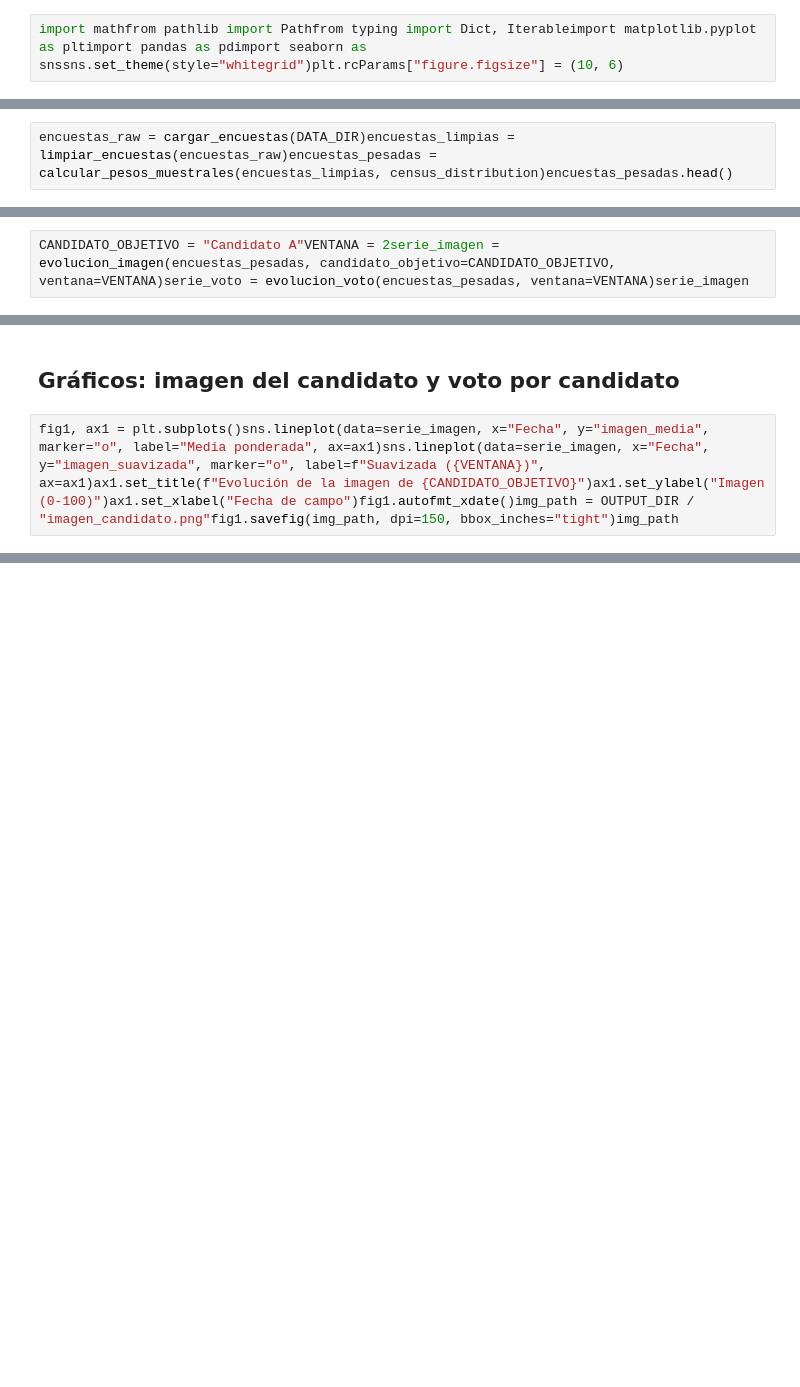
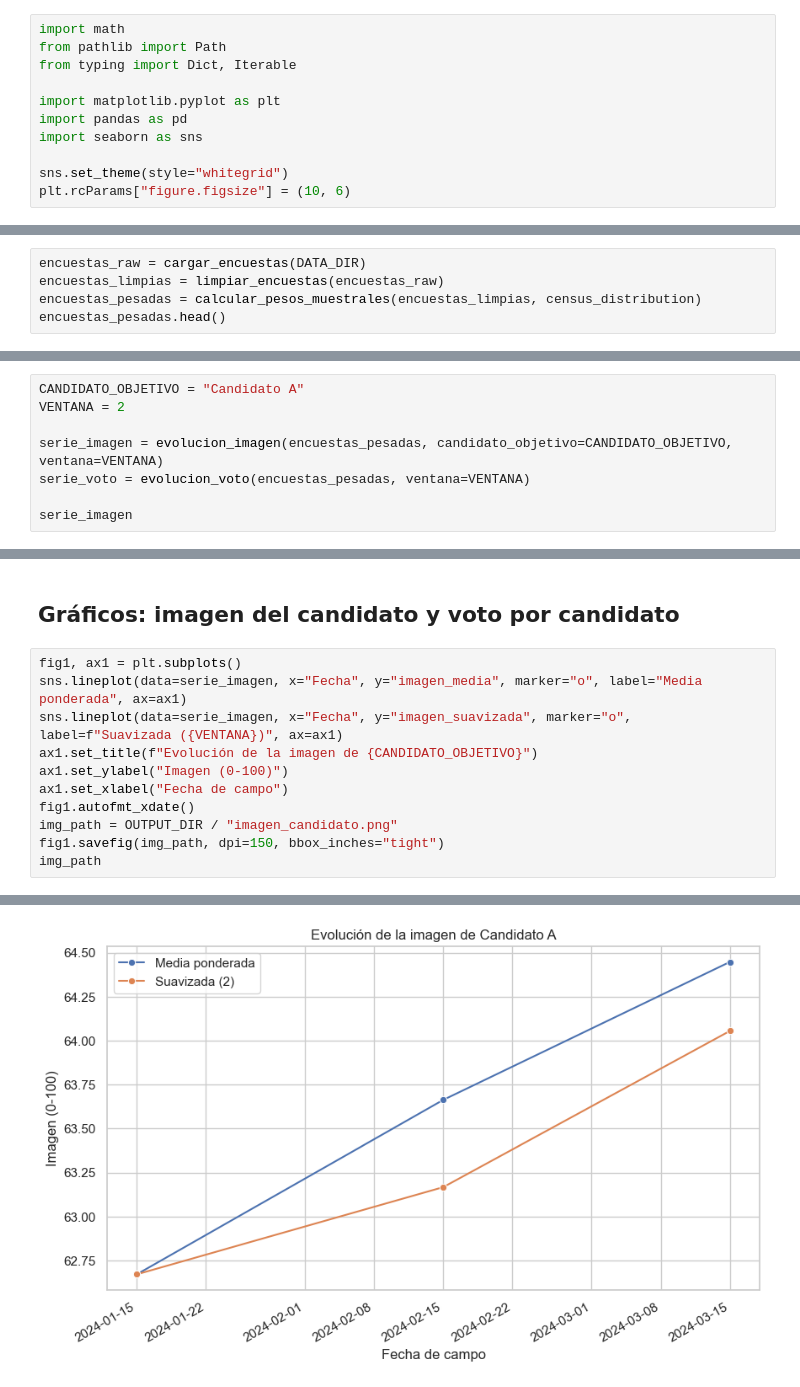
Before and after one commit to francochiri-afk/Git_pildoras, a Jupyter notebook: tracking_electoral.ipynb, the cells around one changed output, grey strips where cells are left out. Drawn from its saved outputs; the diff is of its cells as text; blank space fills up the shorter version.

```diff
--- a/tracking_electoral.ipynb
+++ b/tracking_electoral.ipynb
@@ -3,5 +5,14 @@
 # %% [markdown]
 ## Librerías y configuración de gráficos
 # %%
-import mathfrom pathlib import Pathfrom typing import Dict, Iterableimport matplotlib.pyplot as pltimport pandas as pdimport seaborn as snssns.set_theme(style="whitegrid")plt.rcParams["figure.figsize"] = (10, 6)
+import math
+from pathlib import Path
+from typing import Dict, Iterable
+
+import matplotlib.pyplot as plt
+import pandas as pd
+import seaborn as sns
+
+sns.set_theme(style="whitegrid")
+plt.rcParams["figure.figsize"] = (10, 6)
 # %% [markdown]
@@ -15,4 +145,7 @@ DATA_DIR = Path("data")OUTPUT_DIR = Path("outputs")OUTPUT_DIR.mkdir(exist_ok=Tru
 # %% [markdown]
 ## Cargar y preparar la base unificada
 # %%
-encuestas_raw = cargar_encuestas(DATA_DIR)encuestas_limpias = limpiar_encuestas(encuestas_raw)encuestas_pesadas = calcular_pesos_muestrales(encuestas_limpias, census_distribution)encuestas_pesadas.head()
+encuestas_raw = cargar_encuestas(DATA_DIR)
+encuestas_limpias = limpiar_encuestas(encuestas_raw)
+encuestas_pesadas = calcular_pesos_muestrales(encuestas_limpias, census_distribution)
+encuestas_pesadas.head()
@@ -23,4 +202,10 @@ def media_ponderada(df: pd.DataFrame, valor_col: str, peso_col: str) -> float:
 # %% [markdown]
 ## Calcular series de tiempo ponderadas
 # %%
-CANDIDATO_OBJETIVO = "Candidato A"VENTANA = 2serie_imagen = evolucion_imagen(encuestas_pesadas, candidato_objetivo=CANDIDATO_OBJETIVO, ventana=VENTANA)serie_voto = evolucion_voto(encuestas_pesadas, ventana=VENTANA)serie_imagen
+CANDIDATO_OBJETIVO = "Candidato A"
+VENTANA = 2
+
+serie_imagen = evolucion_imagen(encuestas_pesadas, candidato_objetivo=CANDIDATO_OBJETIVO, ventana=VENTANA)
+serie_voto = evolucion_voto(encuestas_pesadas, ventana=VENTANA)
+
+serie_imagen
@@ -27,4 +217,14 @@ CANDIDATO_OBJETIVO = "Candidato A"VENTANA = 2serie_imagen = evolucion_imagen(enc
 # %% [markdown]
 ## Gráficos: imagen del candidato y voto por candidato
 # %%
-fig1, ax1 = plt.subplots()sns.lineplot(data=serie_imagen, x="Fecha", y="imagen_media", marker="o", label="Media ponderada", ax=ax1)sns.lineplot(data=serie_imagen, x="Fecha", y="imagen_suavizada", marker="o", label=f"Suavizada ({VENTANA})", ax=ax1)ax1.set_title(f"Evolución de la imagen de {CANDIDATO_OBJETIVO}")ax1.set_ylabel("Imagen (0-100)")ax1.set_xlabel("Fecha de campo")fig1.autofmt_xdate()img_path = OUTPUT_DIR / "imagen_candidato.png"fig1.savefig(img_path, dpi=150, bbox_inches="tight")img_path
+fig1, ax1 = plt.subplots()
+sns.lineplot(data=serie_imagen, x="Fecha", y="imagen_media", marker="o", label="Media ponderada", ax=ax1)
+sns.lineplot(data=serie_imagen, x="Fecha", y="imagen_suavizada", marker="o", label=f"Suavizada ({VENTANA})", ax=ax1)
+ax1.set_title(f"Evolución de la imagen de {CANDIDATO_OBJETIVO}")
+ax1.set_ylabel("Imagen (0-100)")
+ax1.set_xlabel("Fecha de campo")
+fig1.autofmt_xdate()
+img_path = OUTPUT_DIR / "imagen_candidato.png"
+fig1.savefig(img_path, dpi=150, bbox_inches="tight")
+img_path
+# %% [output]
@@ -31 +232,2 @@ fig1, ax1 = plt.subplots()sns.lineplot(data=serie_imagen, x="Fecha", y="imagen_m
+[figure, added]
 # %%
```
Also changed, not shown: parts of 7 cells of this notebook, 2 other files.
